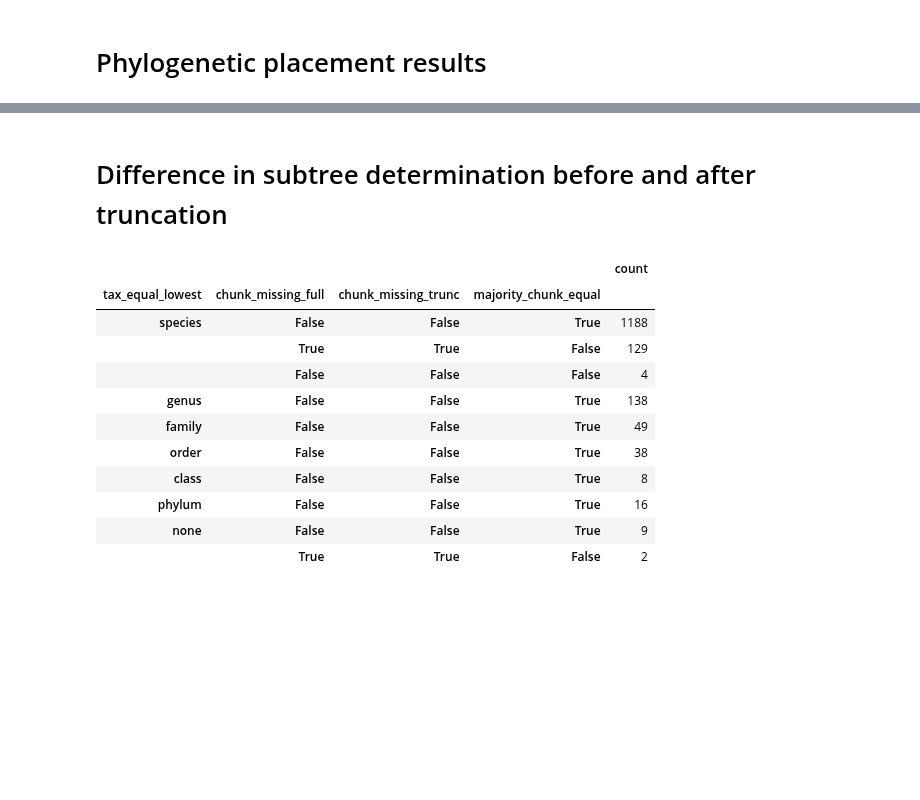
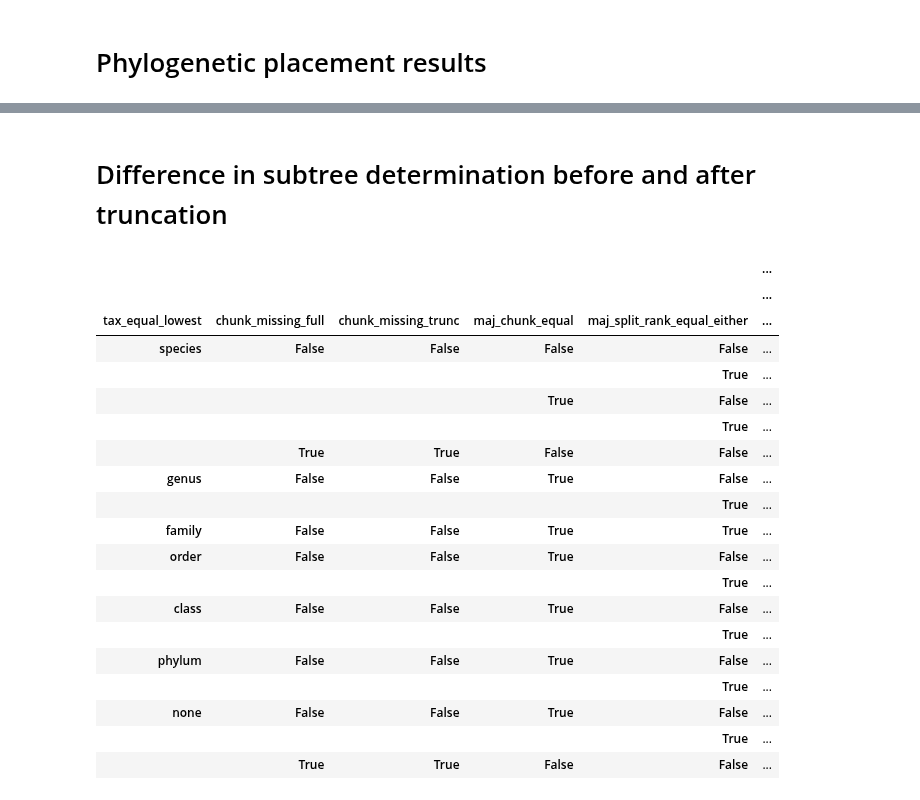
Before and after one commit to SethGG/mycodiversity-arise, a Jupyter notebook: 7_data_analysis.ipynb, the cells around one changed output, grey strips where cells are left out. Cells and saved outputs as stored; diff of their text form; code cells hidden in the pictures; blank space fills up the shorter version.

Commit message:
update to tax change table

```diff
--- a/7_data_analysis.ipynb
+++ b/7_data_analysis.ipynb
@@ -785,34 +779,34 @@ plt.show()
 # %%
 # Group together BLAST results
 
-df_phylo_blast_full["majority_split_tax"] = df_phylo_blast_full["majority_chunk"].str.extract(r"^.+_(\w__.+)$")
-df_phylo_blast_full["majority_split_rank"] = df_phylo_blast_full["majority_split_tax"].str[:1].map({r[0]: r for r in ranks})
+df_phylo_blast_full["maj_split_tax"] = df_phylo_blast_full["maj_chunk"].str.extract(r"^.+_(\w__.+)$")
+df_phylo_blast_full["maj_split_rank"] = df_phylo_blast_full["maj_split_tax"].str[:1].map({r[0]: r for r in ranks})
 
 df_phylo_compare_full = df_refseq_tax_merged_full.merge(df_phylo_blast_full, how="left", indicator=True)
 df_phylo_compare_full["chunk_missing"] = df_phylo_compare_full["_merge"] == "left_only"
 df_phylo_compare_full = df_phylo_compare_full.drop(columns=["_merge"])
 
 def compare_tax(row):
-    split_rank = row['majority_split_rank']
+    split_rank = row['maj_split_rank']
     if split_rank is np.nan:
         return np.nan
-    return row[split_rank] == row['majority_split_tax']
+    return row[split_rank] == row['maj_split_tax']
 
 def split_rank_unidentified(row):
-    split_rank = row['majority_split_rank']
+    split_rank = row['maj_split_rank']
     if split_rank is np.nan:
         return np.nan
     if row[split_rank] is np.nan:
         return np.nan
     return 'Incertae_sedis' in row[split_rank]
 
-df_phylo_compare_full["majority_split_rank_equal"] = df_phylo_compare_full.apply(compare_tax, axis=1)
-df_phylo_compare_full["majority_split_rank_uniden"] = df_phylo_compare_full.apply(split_rank_unidentified, axis=1)
+df_phylo_compare_full["maj_split_rank_equal"] = df_phylo_compare_full.apply(compare_tax, axis=1)
+df_phylo_compare_full["maj_split_rank_uniden"] = df_phylo_compare_full.apply(split_rank_unidentified, axis=1)
 df_phylo_compare_full["length <250bp"] = df_phylo_compare_full["refseq_length"] < 250
 
 display(md("# Result of subtree determinaton on full length reference sequences"))
 
-display(pd.DataFrame(df_phylo_compare_full.groupby(by=["tax_missing", "chunk_missing", "majority_split_rank_equal", "majority_split_rank_uniden"], dropna=False).agg({'refsequence_pk': ['count'], 'num_chunks': ['median'], 'majority_chunk_count': ['median']})))
+display(pd.DataFrame(df_phylo_compare_full.groupby(by=["tax_missing", "chunk_missing", "maj_split_rank_equal"], dropna=False).agg({'refsequence_pk': ['count'], 'num_chunks': ['median'], 'maj_chunk_count': ['median']})))
 
 # Inocybaceae is one of the largest families. Probably the result of new information in the more recent unite db
 display(pd.DataFrame(df_phylo_compare_full[
@@ -843,19 +835,19 @@ display(pd.DataFrame(df_phylo_compare_full[
 # %%
 # Group together BLAST results
 
-df_phylo_blast["majority_split_tax"] = df_phylo_blast["majority_chunk"].str.extract(r"^.+_(\w__.+)$")
-df_phylo_blast["majority_split_rank"] = df_phylo_blast["majority_split_tax"].str[:1].map({r[0]: r for r in ranks})
+df_phylo_blast["maj_split_tax"] = df_phylo_blast["maj_chunk"].str.extract(r"^.+_(\w__.+)$")
+df_phylo_blast["maj_split_rank"] = df_phylo_blast["maj_split_tax"].str[:1].map({r[0]: r for r in ranks})
 
 df_phylo_compare_trunc = df_refseq_tax_merged.merge(df_phylo_blast, how="outer", indicator=True)
 df_phylo_compare_trunc["chunk_missing"] = df_phylo_compare_trunc["_merge"] == "left_only"
 df_phylo_compare_trunc = df_phylo_compare_trunc.drop(columns=["_merge"])
 
-df_phylo_compare_trunc["majority_split_rank_equal"] = df_phylo_compare_trunc.apply(compare_tax, axis=1)
-df_phylo_compare_trunc["majority_split_rank_uniden"] = df_phylo_compare_trunc.apply(split_rank_unidentified, axis=1)
+df_phylo_compare_trunc["maj_split_rank_equal"] = df_phylo_compare_trunc.apply(compare_tax, axis=1)
+df_phylo_compare_trunc["maj_split_rank_uniden"] = df_phylo_compare_trunc.apply(split_rank_unidentified, axis=1)
 
 display(md("# Result of subtree determinaton on truncated reference sequences"))
 
-display(pd.DataFrame(df_phylo_compare_trunc.groupby(by=["tax_missing", "chunk_missing", "majority_split_rank_equal", "majority_split_rank_uniden"], dropna=False).agg({'refsequence_pk': ['count'], 'num_chunks': ['median'], 'majority_chunk_count': ['median']})))
+display(pd.DataFrame(df_phylo_compare_trunc.groupby(by=["tax_missing", "chunk_missing", "maj_split_rank_equal"], dropna=False).agg({'refsequence_pk': ['count'], 'num_chunks': ['median'], 'maj_chunk_count': ['median']})))
 
 # Inocybaceae is one of the largest families. Probably the result of new information in the more recent unite db
 display(pd.DataFrame(df_phylo_compare_trunc[
@@ -882,30 +872,45 @@ display(pd.DataFrame(df_phylo_compare_trunc[
 # %%
 df_phylo_compare_both = df_refseq_unite_both_global.merge(df_phylo_compare_full.add_suffix("_full"), how="left").set_index(df_refseq_unite_both_global.index)
 df_phylo_compare_both = df_phylo_compare_both.merge(df_phylo_compare_trunc.add_suffix("_trunc"), how="left").set_index(df_phylo_compare_both.index)
 
-df_phylo_compare_both["majority_chunk_equal"] = df_phylo_compare_both["majority_chunk_full"] == df_phylo_compare_both["majority_chunk_trunc"]
+df_phylo_compare_both["maj_chunk_equal"] = df_phylo_compare_both["maj_chunk_full"] == df_phylo_compare_both["maj_chunk_trunc"]
+df_phylo_compare_both["maj_split_rank_equal_either"] = df_phylo_compare_both["maj_split_rank_equal_full"] | df_phylo_compare_both["maj_split_rank_equal_trunc"]
+df_phylo_compare_both["maj_split_rank_uniden_either"] = df_phylo_compare_both["maj_split_rank_uniden_full"] | df_phylo_compare_both["maj_split_rank_uniden_trunc"]
 
 display(md("# Difference in subtree determination before and after truncation"))
 
-df_phylo_compare_both_count = pd.DataFrame(df_phylo_compare_both.value_counts(
-    subset=["tax_equal_lowest", "chunk_missing_full", "chunk_missing_trunc", "majority_chunk_equal"], dropna=False).reindex(level=0, index=ranks[::-1]+['none']))
+df_phylo_compare_both_count = pd.DataFrame(df_phylo_compare_both.groupby(
+    by=["tax_equal_lowest", "chunk_missing_full", "chunk_missing_trunc", "maj_chunk_equal", "maj_split_rank_equal_either"]).agg({'refsequence_pk_full': ['count'], 'num_chunks_full': ['median'], 'num_chunks_trunc': ['median'], 'maj_chunk_count_full': ['median'], 'maj_chunk_count_trunc': ['median']}).reindex(level=0, index=ranks[::-1]+['none']))
 display(df_phylo_compare_both_count)
+
+display(pd.DataFrame(df_phylo_compare_both[
+    (df_phylo_compare_both["tax_equal_lowest"] == "species") &
+    (df_phylo_compare_both["chunk_missing_full"])].value_counts(subset=["order_full", "family_full"]))
+)
 
 #Example showing that majority chunks mostly stay the same even if there is a difference in rank taxonomy below splitting level
 display(df_phylo_compare_both[
     (df_phylo_compare_both["tax_equal_lowest"] == "class")
-][["order_full", "order_trunc", "majority_split_tax_full", "majority_split_tax_trunc"]])
+][["order_full", "order_trunc", "maj_split_tax_full", "maj_split_tax_trunc"]])
 # %% [output]
 # Difference in subtree determination before and after truncation
-|  |  |  |  | count |
-| tax_equal_lowest | chunk_missing_full | chunk_missing_trunc | majority_chunk_equal |  |
-| species | False | False | True | 1188 |
-|  | True | True | False | 129 |
-|  | False | False | False | 4 |
-| genus | False | False | True | 138 |
-| family | False | False | True | 49 |
-| order | False | False | True | 38 |
-| class | False | False | True | 8 |
-| phylum | False | False | True | 16 |
-| none | False | False | True | 9 |
-|  | True | True | False | 2 |
+|  |  |  |  |  | ... |
+|  |  |  |  |  | ... |
+| tax_equal_lowest | chunk_missing_full | chunk_missing_trunc | maj_chunk_equal | maj_split_rank_equal_either | ... |
+| species | False | False | False | False | ... |
+|  |  |  |  | True | ... |
+|  |  |  | True | False | ... |
+|  |  |  |  | True | ... |
+|  | True | True | False | False | ... |
+| genus | False | False | True | False | ... |
+|  |  |  |  | True | ... |
+| family | False | False | True | True | ... |
+| order | False | False | True | False | ... |
+|  |  |  |  | True | ... |
+| class | False | False | True | False | ... |
+|  |  |  |  | True | ... |
+| phylum | False | False | True | False | ... |
+|  |  |  |  | True | ... |
+| none | False | False | True | False | ... |
+|  |  |  |  | True | ... |
+|  | True | True | False | False | ... |
```
Also changed, not shown: parts of 5 cells of this notebook, 12 other files.
